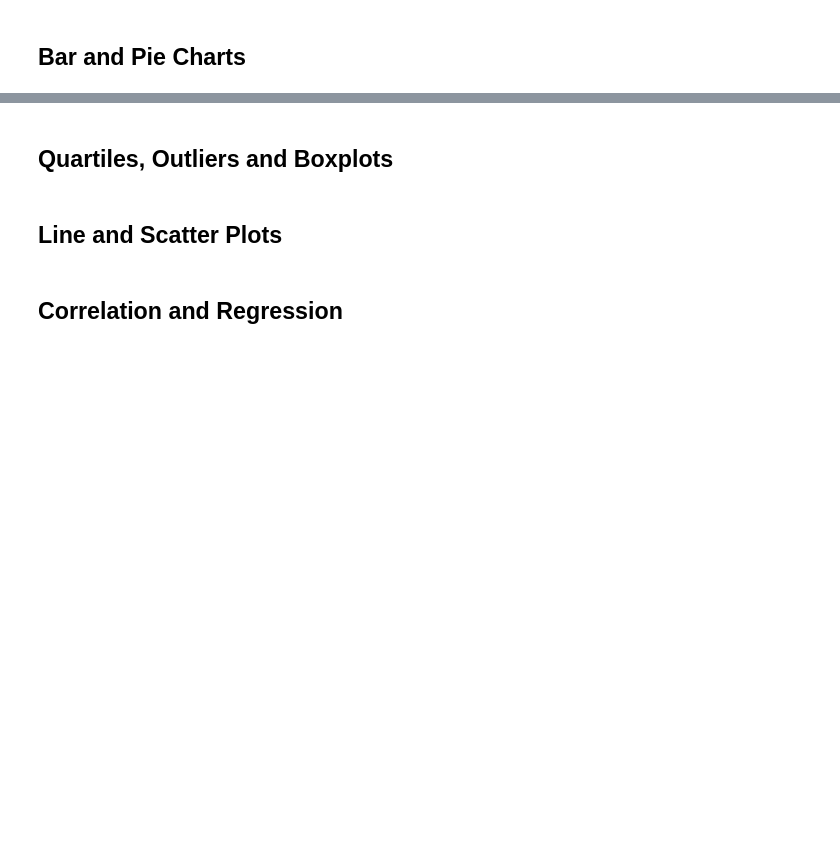
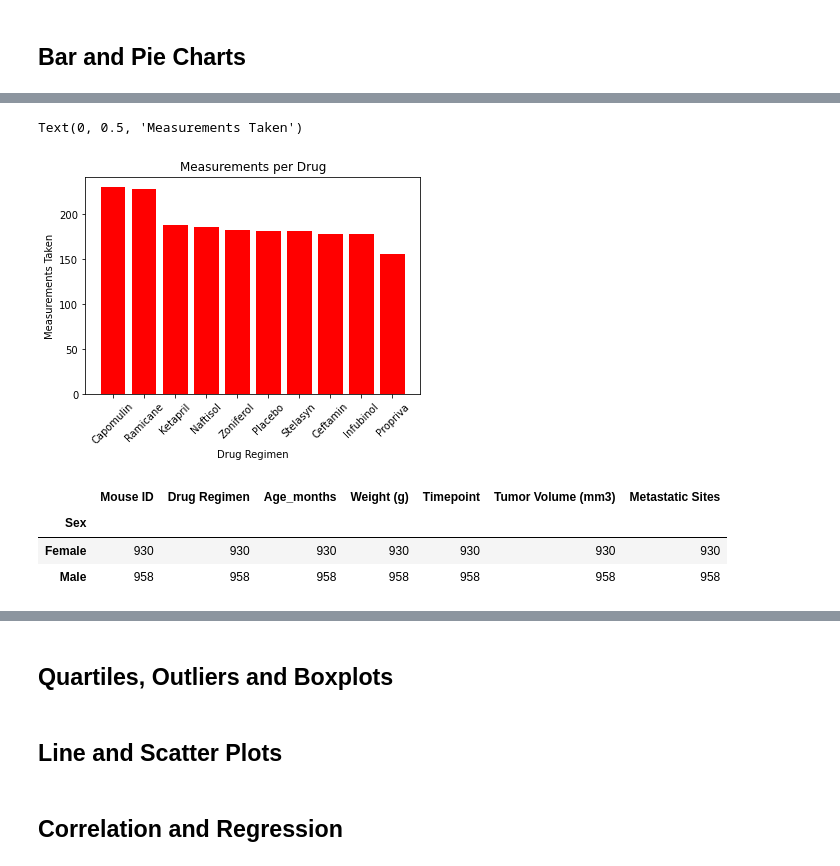
Before and after one commit to MikeT9/Matplotlib-Challenge, a Jupyter notebook: Pymaceuticals/pymaceuticals_starter.ipynb, the cells around one changed output, grey strips where cells are left out. Drawn from its saved outputs; the diff is of its cells as text; code cells hidden in the pictures; blank space fills up the shorter version.

```diff
--- a/Pymaceuticals/pymaceuticals_starter.ipynb
+++ b/Pymaceuticals/pymaceuticals_starter.ipynb
@@ -176,2 +236,7 @@ regimen_summary_df.agg(['median'])
 # %%
-# Generate a bar plot showing the total number of measurements taken on each drug regimen using pandas.
+# Generate a bar plot showing the total number of measurements taken on each drug regimen using pyplot.
+# Create an array for x axis and y axis
+x_axis = total_measure_df.index
+y_axis = total_measure_df['Timepoint']
+print(x_axis)
+print(y_axis)
@@ -180,2 +259,27 @@ regimen_summary_df.agg(['median'])
+# %%
+# Tell matplotlib that we will be making a bar chart
+plt.bar(x_axis, y_axis, color='red', align="center")
+
+# rotate the xticks
+plt.xticks(rotation = 45)
+
+# Set a title for the chart
+plt.title("Measurements per Drug")
+
+# Set labels
+plt.xlabel('Drug Regimen')
+plt.ylabel('Measurements Taken')
+# %% [output]
+Text(0, 0.5, 'Measurements Taken')
+[figure, added]
+# %%
+# Prep data for gender plotting
+gender_df = clean_df.groupby('Sex').count()
+gender_df
+# %% [output]
+|  | Mouse ID | Drug Regimen | Age_months | Weight (g) | Timepoint | Tumor Volume (mm3) | Metastatic Sites |
+| Sex |  |  |  |  |  |  |  |
+| Female | 930 | 930 | 930 | 930 | 930 | 930 | 930 |
+| Male | 958 | 958 | 958 | 958 | 958 | 958 | 958 |
 # %%
 # Generate a pie plot showing the distribution of female versus male mice using pandas
```
Also changed, not shown: parts of 10 cells of this notebook.
